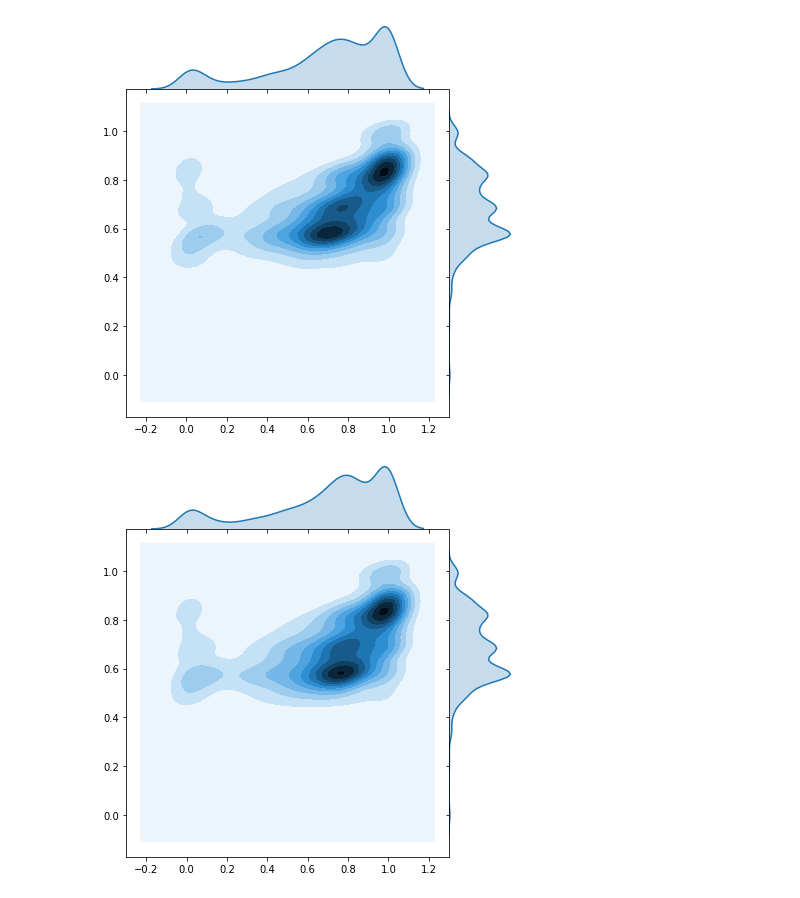
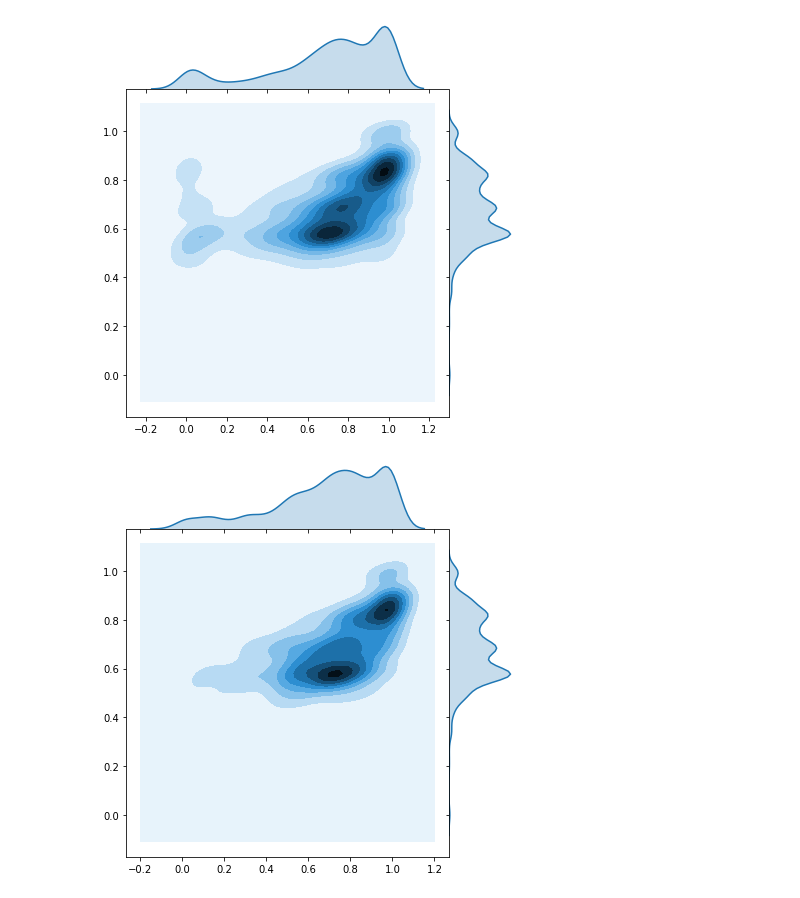
Before and after one commit to qqpann/KnowledgeTracing, a Jupyter notebook: notebook/linreg_perform.ipynb, the cells around one changed output. Cells and saved outputs as stored; diff of their text form; code cells hidden in the pictures.

```diff
--- a/notebook/linreg_perform.ipynb
+++ b/notebook/linreg_perform.ipynb
@@ -8,21 +8,27 @@ from functools import reduce
 from pathlib import Path
 # %%
 projectdir = Path('/code')
-fnames = ['output/1124_eddkt_vs_dkt/20191124-1843_eddkt_ef15_eddkt/pa_relation/eddkt_xy.pkl',
-          'output/1124_eddkt_vs_dkt/20191124-1843_eddkt_ef15_w1w2_eddkt/pa_relation/eddkt_xy.pkl',
-          'output/1124_eddkt_vs_dkt/20191124-1856_dkt_dkt/pa_relation/dkt_xy.pkl',
-          'output/1124_eddkt_vs_dkt/20191124-1856_dkt_w1w2_dkt/pa_relation/dkt_xy.pkl',]
+fnames = [
+    'output/1124_eddkt_vs_dkt/20191124-1843_eddkt_ef15_eddkt/pa_relation/eddkt_xy.pkl',
+#     'output/1124_eddkt_vs_dkt/20191124-1843_eddkt_ef15_w1w2_eddkt/pa_relation/eddkt_xy.pkl',
+#     'output/1124_eddkt_vs_dkt/20191124-1856_dkt_dkt/pa_relation/dkt_xy.pkl',
+#     'output/1124_eddkt_vs_dkt/20191124-1856_dkt_w1w2_dkt/pa_relation/dkt_xy.pkl',
+
+#     'output/1124_geddkt/20191125-0159_ef5_geddkt/pa_relation/geddkt_xy.pkl',
+#     'output/1124_geddkt/20191125-0239_ef10_geddkt/pa_relation/geddkt_xy.pkl',
+    'output/1124_geddkt/20191125-0335_ef15_geddkt/pa_relation/geddkt_xy.pkl',
+]
 for fname in fnames:
     with open(projectdir / fname, 'rb') as f:
         data = pickle.load(f)
 
 #     plt.figure()
 #     sns.jointplot(data[0], data[1], kind="hex", color="#4CB391")
     sns.jointplot(data[0], data[1], kind="kde", space=0)
 #     plt.axis('equal')
 #     plt.xlim((0,1))
 #     plt.ylim((0,1))
     plt.show()
 # %% [output]
 [figure]
-[figure, old version]
+[figure, new version]
```
Also changed, not shown: parts of 3 cells of this notebook.
